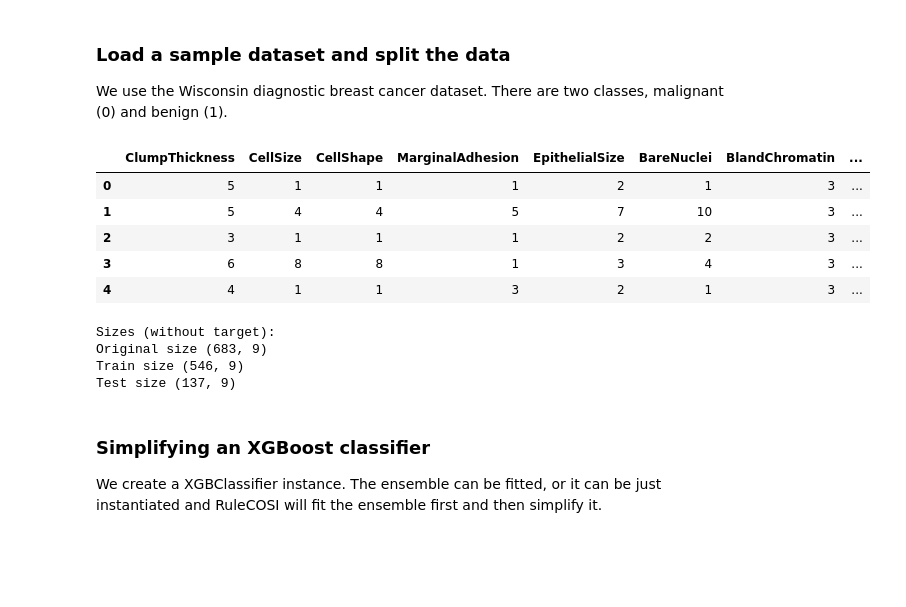
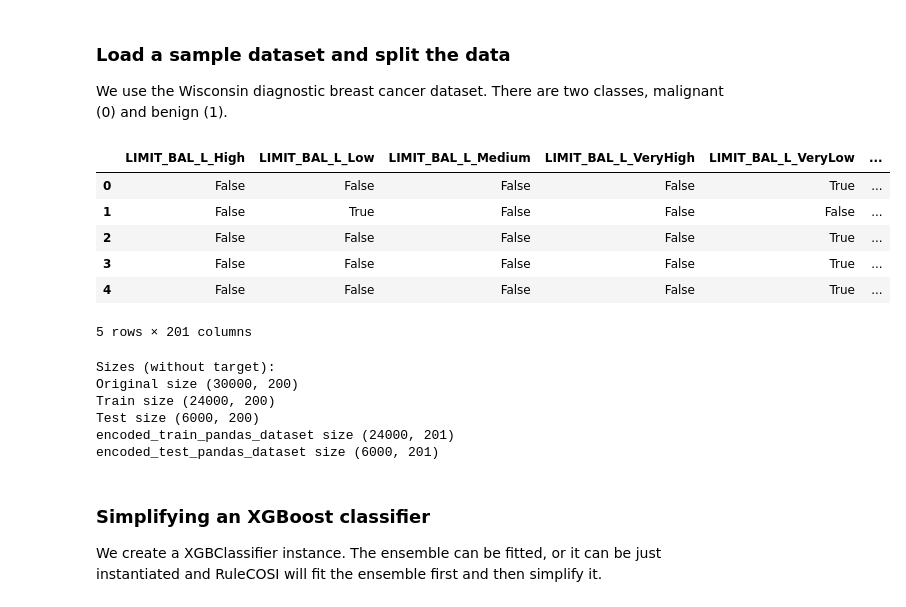
Before and after one commit to marioopv/iPRules, a Jupyter notebook: notebooks/OTHERS/RuleCosi/RuleCOSI example.ipynb, the cells around one changed output. Cells and saved outputs as stored; diff of their text form; code cells hidden in the pictures; blank space fills up the shorter version.

```diff
--- a/notebooks/OTHERS/RuleCosi/RuleCOSI example.ipynb
+++ b/notebooks/OTHERS/RuleCosi/RuleCOSI example.ipynb
@@ -28,53 +28,43 @@ from sklearn.metrics import make_scorer
 ### Load a sample dataset and split the data
 
 We use the Wisconsin diagnostic breast cancer dataset. There are two classes, malignant (0) and benign (1).
-# %%
-
-test_size = 0.2
-filename = 'wisconsin'
-
-
-
-
-data_file_name = f'../../../data/{filename}.csv'
-pandas_dataset = pd.read_csv(data_file_name)
-
-target_value_name = pandas_dataset.columns[-1]
-feature_names = pandas_dataset.columns[0:-1]
-
-pandas_dataset.head()
-# %% [output]
-|  | ClumpThickness | CellSize | CellShape | MarginalAdhesion | EpithelialSize | BareNuclei | BlandChromatin | ... |
-| 0 | 5 | 1 | 1 | 1 | 2 | 1 | 3 | ... |
-| 1 | 5 | 4 | 4 | 5 | 7 | 10 | 3 | ... |
-| 2 | 3 | 1 | 1 | 1 | 2 | 2 | 3 | ... |
-| 3 | 6 | 8 | 8 | 1 | 3 | 4 | 3 | ... |
-| 4 | 4 | 1 | 1 | 3 | 2 | 1 | 3 | ... |
+# %%
+
+from notebooks.IPRules.read_datasets import read_dataset
+test_size = 0.2
+name = "credit"
+
+path = f'../../..'
+dataset_path_name = f'{path}/data/{name}.csv'
+X, y, dataset, target_value_name, pandas_dataset = read_dataset(name, dataset_path_name)
+
+pandas_dataset.head()
+# %% [output]
+|  | LIMIT_BAL_L_High | LIMIT_BAL_L_Low | LIMIT_BAL_L_Medium | LIMIT_BAL_L_VeryHigh | LIMIT_BAL_L_VeryLow | ... |
+| 0 | False | False | False | False | True | ... |
+| 1 | False | True | False | False | False | ... |
+| 2 | False | False | False | False | True | ... |
+| 3 | False | False | False | False | True | ... |
+| 4 | False | False | False | False | True | ... |
+5 rows × 201 columns
 # %%
-X = pandas_dataset[feature_names]
-y = pandas_dataset[target_value_name]
-
-dataset = Bunch(
-        data=X.to_numpy(),
-        target=y.to_numpy(),
-        target_names=target_value_name,
-        feature_names=X.columns
-)
-
 #Define dataset
-X_train, X_test, y_train, y_test = train_test_split(dataset.data, dataset.target, test_size=test_size, random_state=1)
+X_train, X_test, y_train, y_test = train_test_split(dataset.data, dataset.target, test_size=0.2, random_state=1)
 encoded_train_pandas_dataset = pd.DataFrame(data= np.c_[X_train, y_train], columns= list(dataset['feature_names']) + [target_value_name])
 encoded_test_pandas_dataset = pd.DataFrame(data= np.c_[X_test, y_test], columns= list(dataset['feature_names']) + [target_value_name])
-print()
 print('Sizes (without target):')
 print(f'Original size {dataset.data.shape}')
 print(f'Train size {X_train.shape}')
 print(f'Test size {X_test.shape}')
+print(f'encoded_train_pandas_dataset size {encoded_train_pandas_dataset.shape}')
+print(f'encoded_test_pandas_dataset size {encoded_test_pandas_dataset.shape}')
 # %% [output]
 Sizes (without target):
-Original size (683, 9)
-Train size (546, 9)
-Test size (137, 9)
+Original size (30000, 200)
+Train size (24000, 200)
+Test size (6000, 200)
+encoded_train_pandas_dataset size (24000, 201)
+encoded_test_pandas_dataset size (6000, 201)
 # %% [markdown]
 ### Simplifying an XGBoost classifier
 
```
Also changed, not shown: 13 other files.
